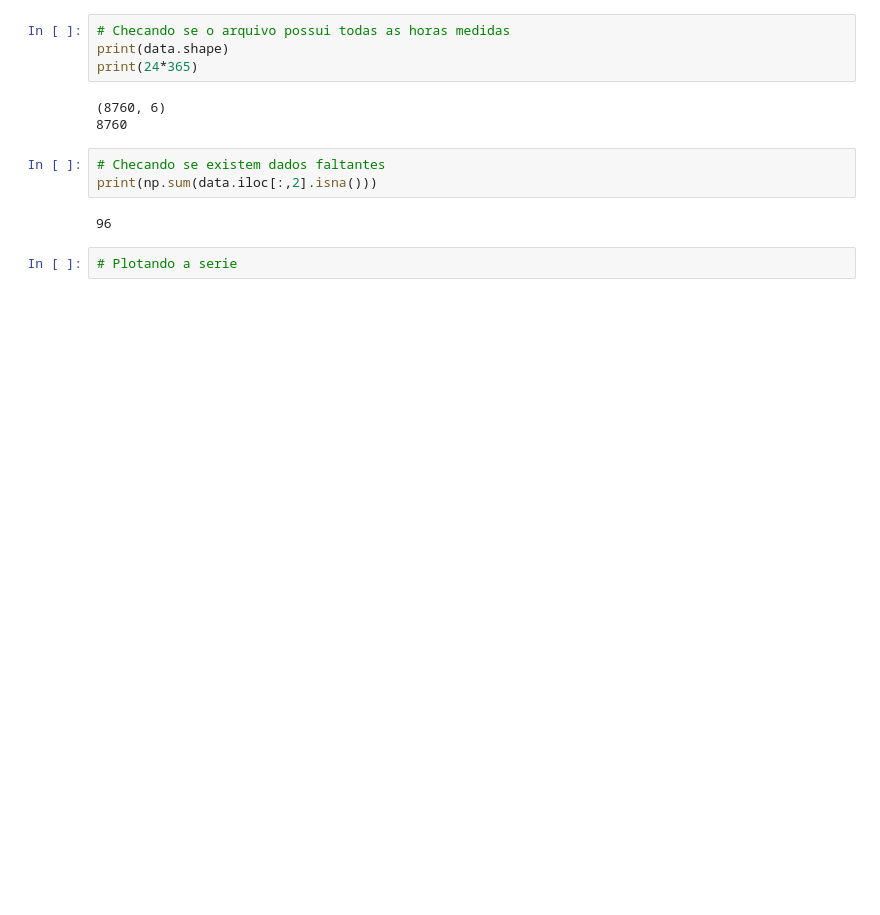
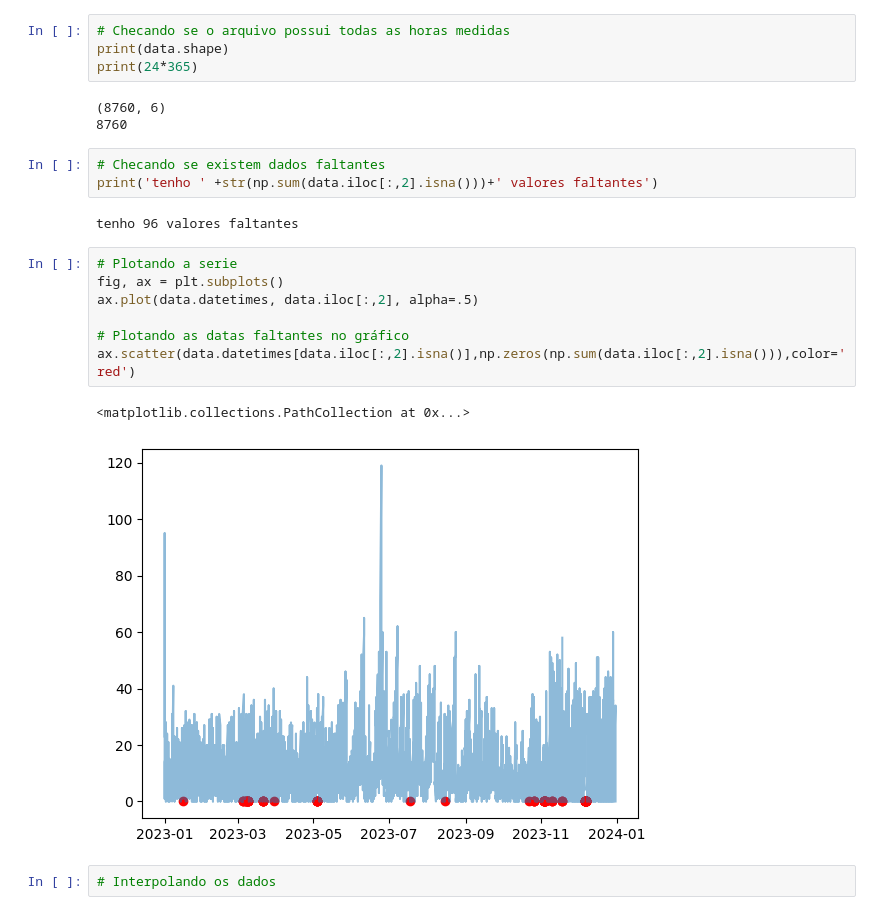
Before and after one commit to leohoinaski/ENS410064, a Jupyter notebook: 2024/notebooks/Aula04.ipynb, the cells around one changed output. Cells and saved outputs as stored; diff of their text form; blank space fills up the shorter version.

```diff
--- a/2024/notebooks/Aula04.ipynb
+++ b/2024/notebooks/Aula04.ipynb
@@ -99,8 +99,18 @@ print(24*365)
 8760
 # %%
 # Checando se existem dados faltantes
-print(np.sum(data.iloc[:,2].isna()))
+print('tenho ' +str(np.sum(data.iloc[:,2].isna()))+' valores faltantes')
 # %% [output]
-96
+tenho 96 valores faltantes
 # %%
 # Plotando a serie
+fig, ax = plt.subplots()
+ax.plot(data.datetimes, data.iloc[:,2], alpha=.5)
+
+# Plotando as datas faltantes no gráfico
+ax.scatter(data.datetimes[data.iloc[:,2].isna()],np.zeros(np.sum(data.iloc[:,2].isna())),color='red')
+# %% [output]
+<matplotlib.collections.PathCollection at 0x...>
+[figure, added]
+# %%
+# Interpolando os dados
```
